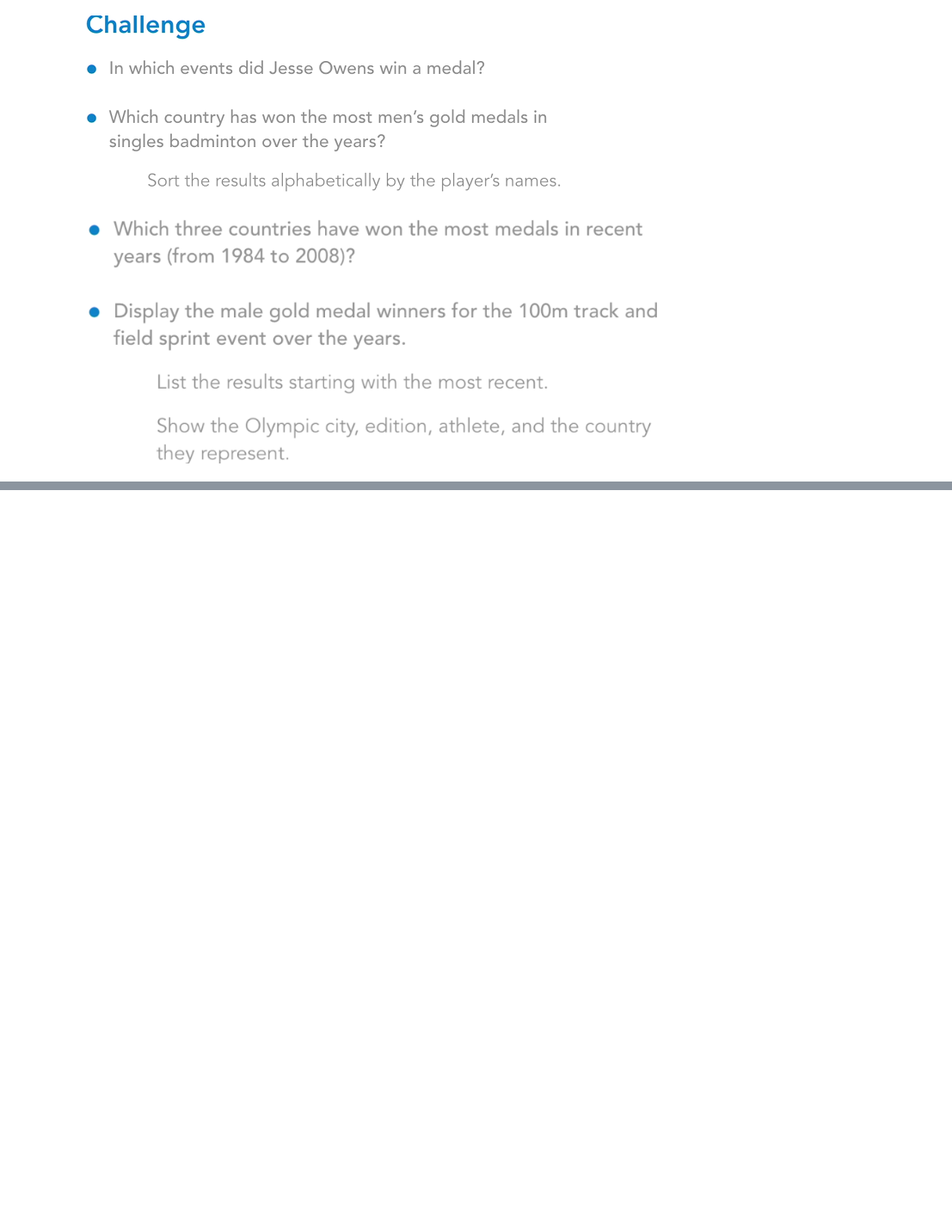
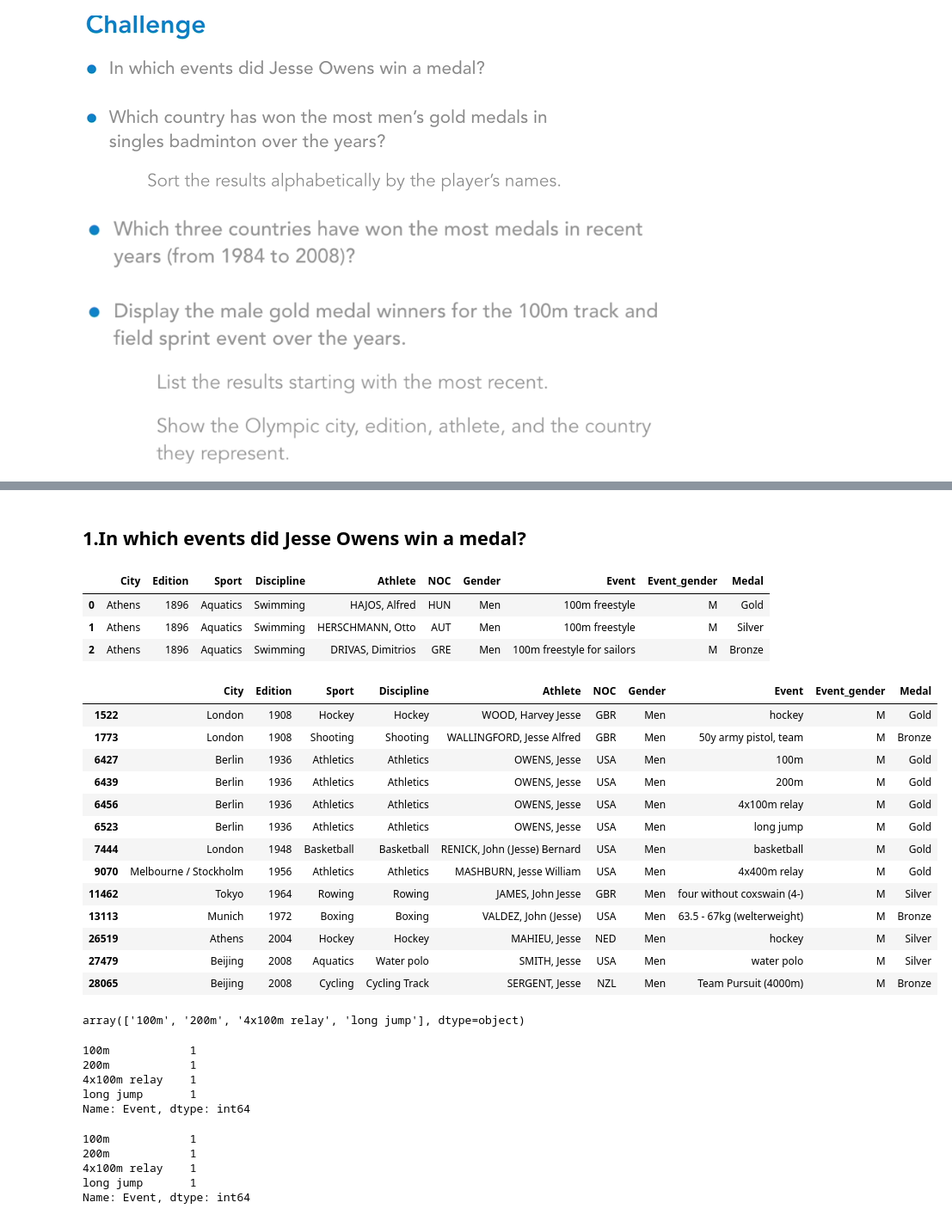
Before and after one commit to svkarthik86/Advanced-python, a Jupyter notebook: Pandas_DataFrame_Lec.ipynb, the cells around one changed output, grey strips where cells are left out. Shown at 86% size. Cells and saved outputs as stored; diff of their text form; code cells hidden in the pictures; blank space fills up the shorter version.

```diff
--- a/Pandas_DataFrame_Lec.ipynb
+++ b/Pandas_DataFrame_Lec.ipynb
@@ -1582,0 +1637,49 @@ olympic_data[olympic_data.Event.str.startswith('4')]
+# %% [markdown]
+## 1.In which events did Jesse Owens win a medal?
+# %%
+import pandas as pd
+olympic_data=pd.read_csv("https://raw.githubusercontent.com/svkarthik86/Advance-Python-Numpy/main/olympics.csv",skiprows=4)
+olympic_data.head(3)
+# %% [output]
+|  | City | Edition | Sport | Discipline | Athlete | NOC | Gender | Event | Event_gender | Medal |
+| 0 | Athens | 1896 | Aquatics | Swimming | HAJOS, Alfred | HUN | Men | 100m freestyle | M | Gold |
+| 1 | Athens | 1896 | Aquatics | Swimming | HERSCHMANN, Otto | AUT | Men | 100m freestyle | M | Silver |
+| 2 | Athens | 1896 | Aquatics | Swimming | DRIVAS, Dimitrios | GRE | Men | 100m freestyle for sailors | M | Bronze |
+# %%
+olympic_data[olympic_data["Athlete"].str.contains("Jesse")]
+# %% [output]
+|  | City | Edition | Sport | Discipline | Athlete | NOC | Gender | Event | Event_gender | Medal |
+| 1522 | London | 1908 | Hockey | Hockey | WOOD, Harvey Jesse | GBR | Men | hockey | M | Gold |
+| 1773 | London | 1908 | Shooting | Shooting | WALLINGFORD, Jesse Alfred | GBR | Men | 50y army pistol, team | M | Bronze |
+| 6427 | Berlin | 1936 | Athletics | Athletics | OWENS, Jesse | USA | Men | 100m | M | Gold |
+| 6439 | Berlin | 1936 | Athletics | Athletics | OWENS, Jesse | USA | Men | 200m | M | Gold |
+| 6456 | Berlin | 1936 | Athletics | Athletics | OWENS, Jesse | USA | Men | 4x100m relay | M | Gold |
+| 6523 | Berlin | 1936 | Athletics | Athletics | OWENS, Jesse | USA | Men | long jump | M | Gold |
+| 7444 | London | 1948 | Basketball | Basketball | RENICK, John (Jesse) Bernard | USA | Men | basketball | M | Gold |
+| 9070 | Melbourne / Stockholm | 1956 | Athletics | Athletics | MASHBURN, Jesse William | USA | Men | 4x400m relay | M | Gold |
+| 11462 | Tokyo | 1964 | Rowing | Rowing | JAMES, John Jesse | GBR | Men | four without coxswain (4-) | M | Silver |
+| 13113 | Munich | 1972 | Boxing | Boxing | VALDEZ, John (Jesse) | USA | Men | 63.5 - 67kg (welterweight) | M | Bronze |
+| 26519 | Athens | 2004 | Hockey | Hockey | MAHIEU, Jesse | NED | Men | hockey | M | Silver |
+| 27479 | Beijing | 2008 | Aquatics | Water polo | SMITH, Jesse | USA | Men | water polo | M | Silver |
+| 28065 | Beijing | 2008 | Cycling | Cycling Track | SERGENT, Jesse | NZL | Men | Team Pursuit (4000m) | M | Bronze |
+# %%
+olympic_data[olympic_data["Athlete"]=="OWENS, Jesse"].Event.values
+# %% [output]
+array(['100m', '200m', '4x100m relay', 'long jump'], dtype=object)
+# %%
+olympic_data[olympic_data["Athlete"].str.contains("OWENS, Jesse")].Event.value_counts()
+# %% [output]
+100m            1
+200m            1
+4x100m relay    1
+long jump       1
+Name: Event, dtype: int64
+# %%
+#m2
+olympic_data.query("Athlete.str.contains('OWENS, Jesse')").Event.value_counts()
+# %% [output]
+100m            1
+200m            1
+4x100m relay    1
+long jump       1
+Name: Event, dtype: int64
```
Also changed, not shown: parts of 160 cells of this notebook.
